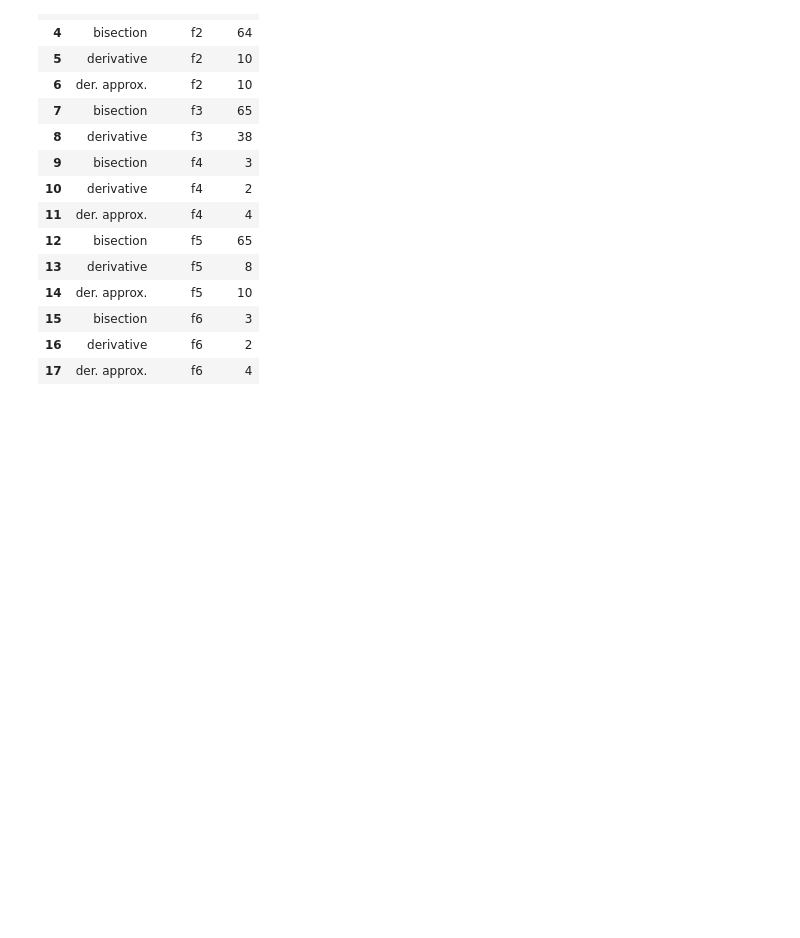
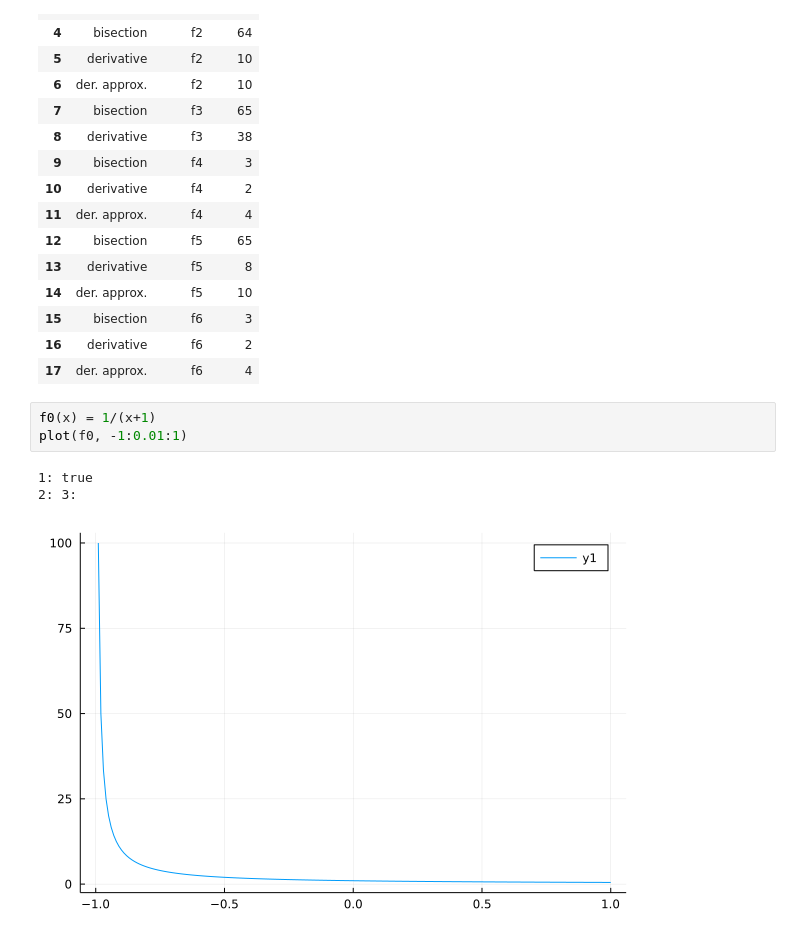
Before and after one commit to superiorshrimp/MOWNiT, a Jupyter notebook: lab8/lab8.ipynb, the cells around one changed output. Drawn from its saved outputs; the diff is of its cells as text; blank space fills up the shorter version.

```diff
--- a/lab8/lab8.ipynb
+++ b/lab8/lab8.ipynb
@@ -489,3 +491,10 @@ x₂ = 0,  fx₂ = 0
 | 15 | bisection | f6 | 3 |
 | 16 | derivative | f6 | 2 |
 | 17 | der. approx. | f6 | 4 |
+# %%
+f0(x) = 1/(x+1)
+plot(f0, -1:0.01:1)
+# %% [output]
+1: true
+2: 3:
+[figure, added]
```
Also changed, not shown: parts of 5 cells of this notebook.
